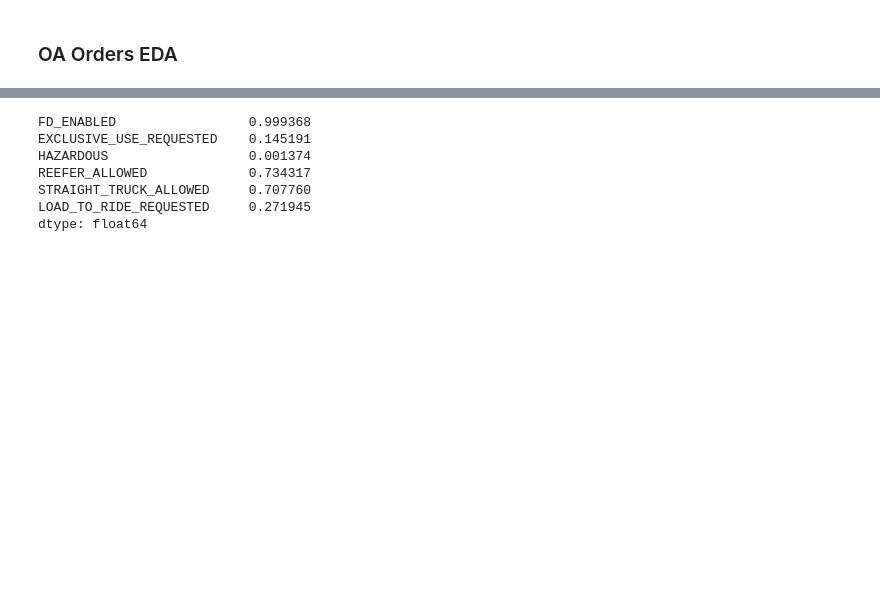
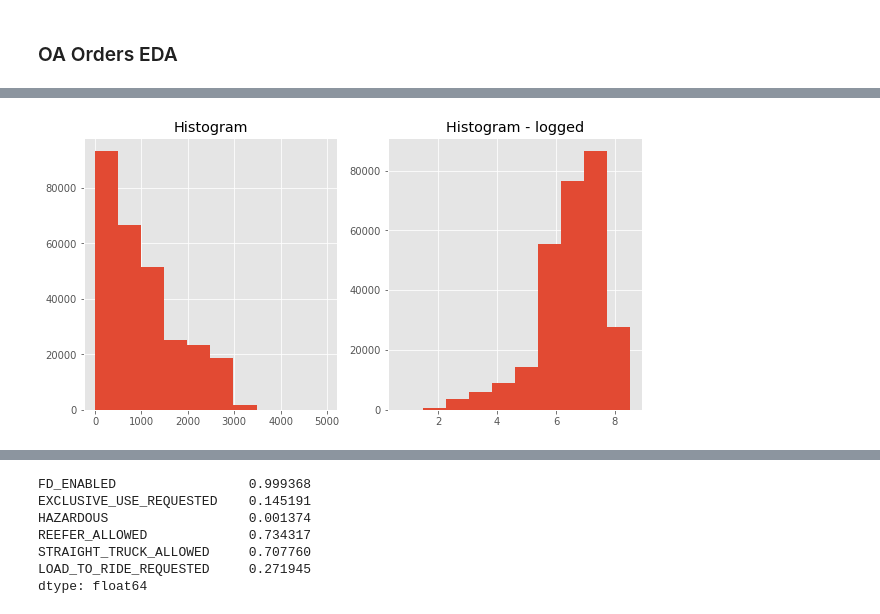
Before and after one commit to KeaganBenson/Team-Rayquaza, a Jupyter notebook: oa_setup_.ipynb, the cells around one changed output, grey strips where cells are left out. Cells and saved outputs as stored; diff of their text form; code cells hidden in the pictures; blank space fills up the shorter version.

```diff
--- a/oa_setup_.ipynb
+++ b/oa_setup_.ipynb
@@ -196,0 +235,4 @@ _ = plt.hist(LOAD_BAR_COUNT_column)
+# %%
+ _= plot_numerical_column_histogram(temp_df["APPROXIMATE_DRIVING_ROUTE_MILEAGE"], True)
+# %% [output]
+[figure, added]
```
Also changed, not shown: parts of 39 cells of this notebook, 2 other files.
